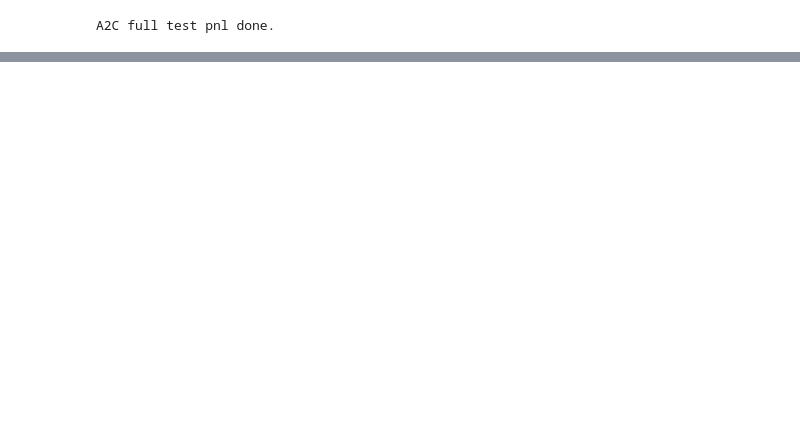
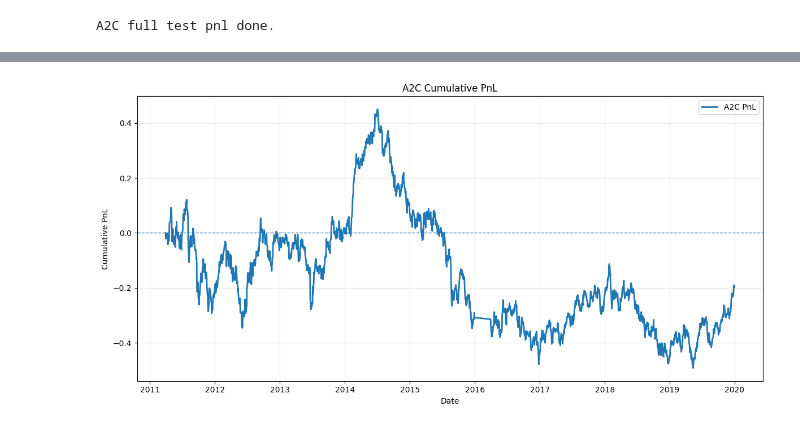
Before and after one commit to C-CU-2025-Fall/IEOR4733_Project, a Jupyter notebook: rl_models/project code.ipynb, the cells around one changed output, grey strips where cells are left out. Drawn from its saved outputs; the diff is of its cells as text; code cells hidden in the pictures; blank space fills up the shorter version.

```diff
--- a/rl_models/project code.ipynb
+++ b/rl_models/project code.ipynb
@@ -2441,0 +1954,19 @@ except Exception as e:
+# %%
+cum_pnl = a2c_curve - a2c_curve.iloc[0]
+import matplotlib.pyplot as plt
+
+plt.figure(figsize=(12, 6))
+
+plt.plot(cum_pnl.index, cum_pnl.values, linewidth=2, label="A2C PnL")
+
+plt.axhline(0, linestyle="--", linewidth=1)
+plt.title("A2C Cumulative PnL")
+plt.xlabel("Date")
+plt.ylabel("Cumulative PnL")
+plt.legend()
+plt.grid(True, alpha=0.3)
+plt.tight_layout()
+
+plt.show()
+# %% [output]
+[figure, added]
```
Also changed, not shown: parts of 32 cells of this notebook.
